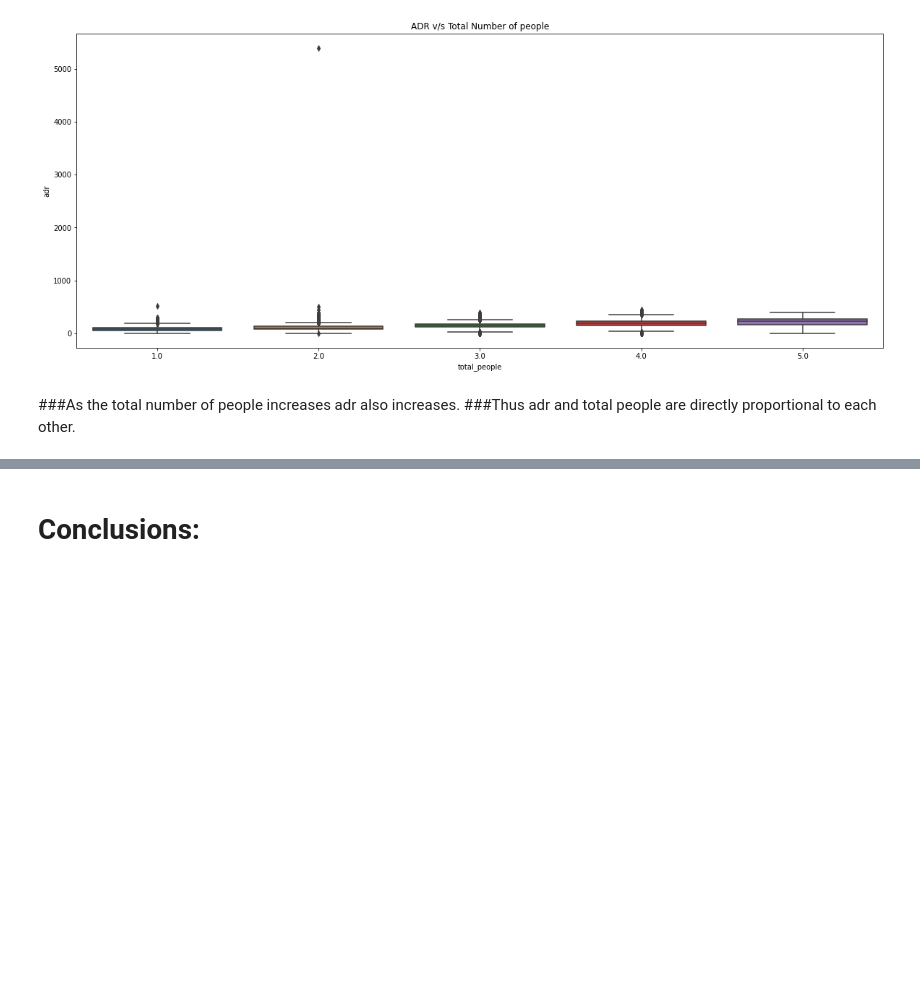
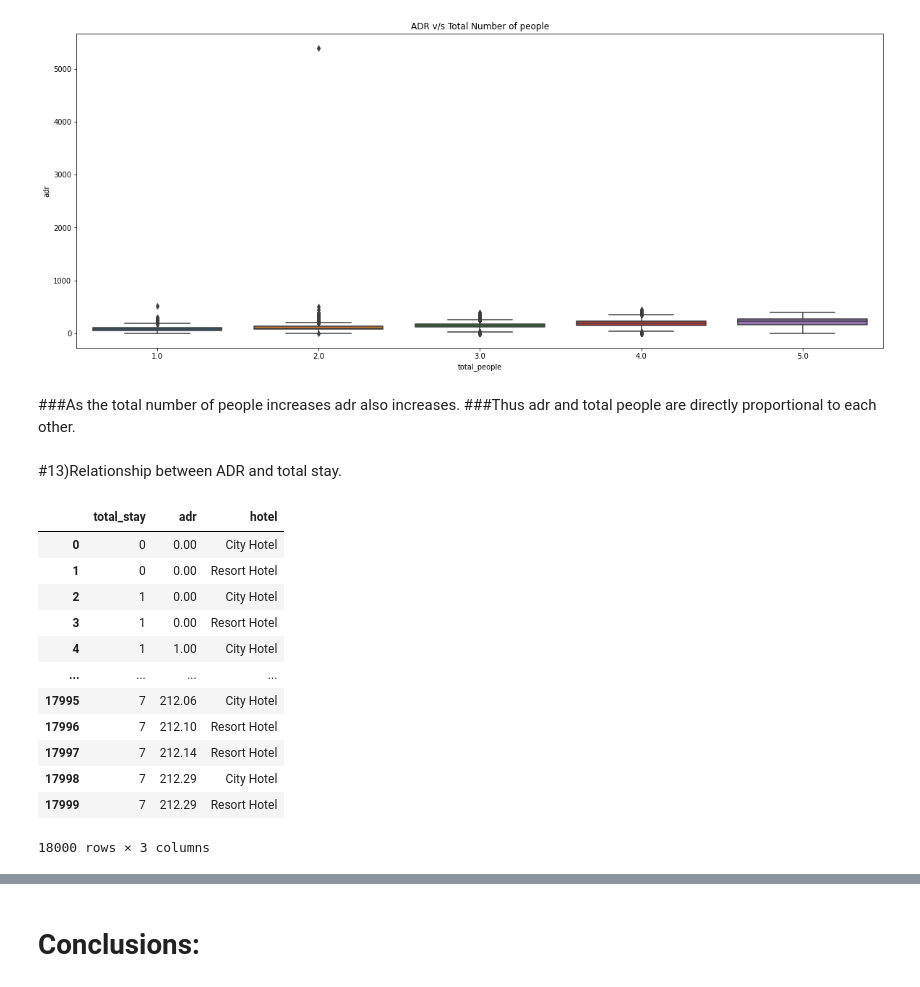
Before and after one commit to sksamima5/Hotel_Booking_Data_analysis, a Jupyter notebook: Hotel_Booking_Analysis_Done_Capstone_Project.ipynb, the cells around one changed output, grey strips where cells are left out. Cells and saved outputs as stored; diff of their text form; code cells hidden in the pictures; blank space fills up the shorter version.

```diff
--- a/Hotel_Booking_Analysis_Done_Capstone_Project.ipynb
+++ b/Hotel_Booking_Analysis_Done_Capstone_Project.ipynb
@@ -764,3 +769,26 @@ Text(0.5, 1.0, 'ADR v/s Total Number of people')
 # %% [markdown]
 ###As the  total number of people increases adr also increases.
 ###Thus adr and total people are directly proportional to each other.
+# %% [markdown]
+#13)Relationship between ADR and total stay.
+# %%
+# Groupby adr,total,stay,hotel,
+adr_vs_stay = df1.groupby(['total_stay', 'adr','hotel']).agg('count').reset_index()
+adr_vs_stay = adr_vs_stay.iloc[:, :3]
+adr_vs_stay = adr_vs_stay.rename(columns={'is_canceled':'Number of stays'})
+adr_vs_stay=adr_vs_stay[:18000]
+adr_vs_stay
+# %% [output]
+|  | total_stay | adr | hotel |
+| 0 | 0 | 0.00 | City Hotel |
+| 1 | 0 | 0.00 | Resort Hotel |
+| 2 | 1 | 0.00 | City Hotel |
+| 3 | 1 | 0.00 | Resort Hotel |
+| 4 | 1 | 1.00 | City Hotel |
+| ... | ... | ... | ... |
+| 17995 | 7 | 212.06 | City Hotel |
+| 17996 | 7 | 212.10 | Resort Hotel |
+| 17997 | 7 | 212.14 | Resort Hotel |
+| 17998 | 7 | 212.29 | City Hotel |
+| 17999 | 7 | 212.29 | Resort Hotel |
+18000 rows × 3 columns
```
Also changed, not shown: parts of 2 cells of this notebook.
